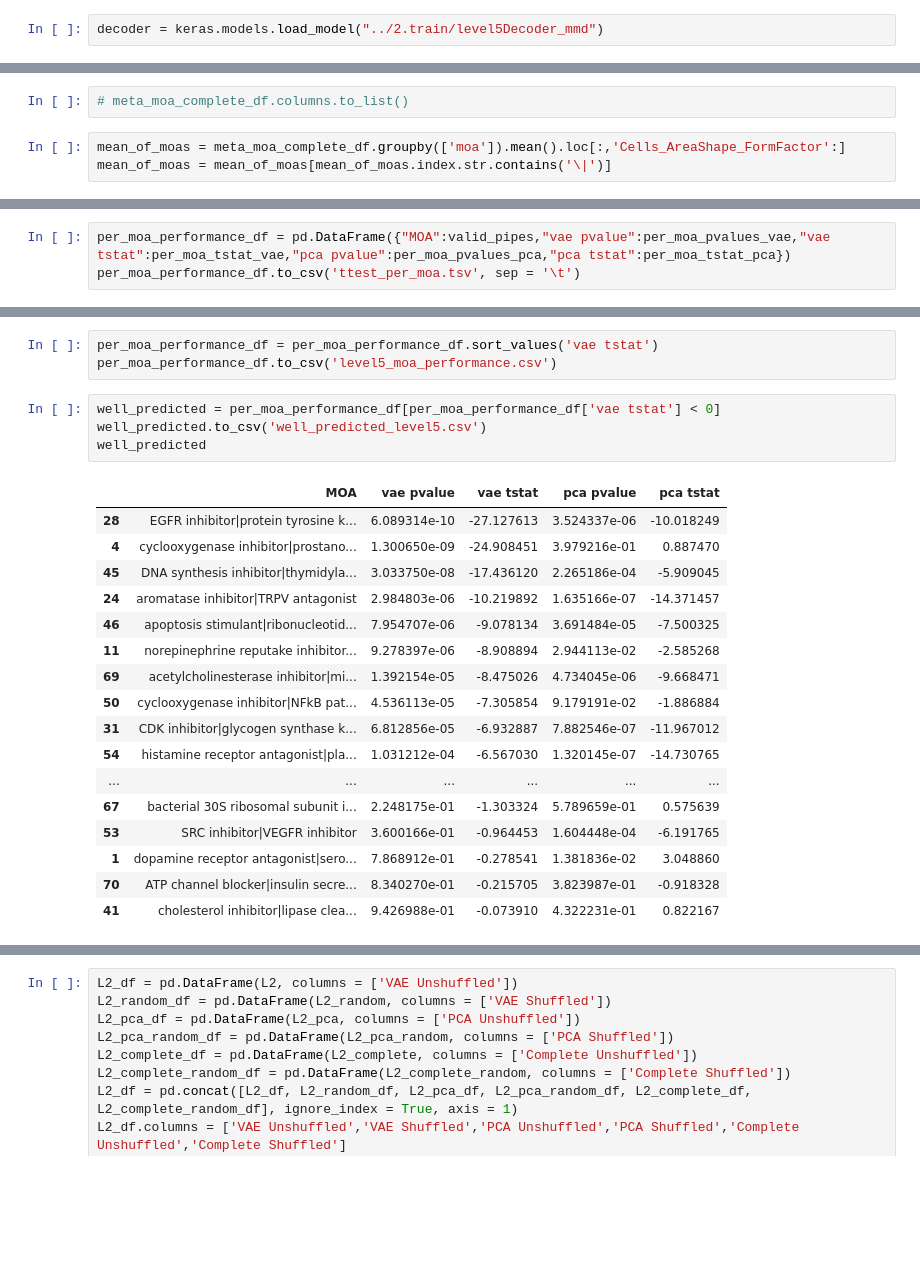
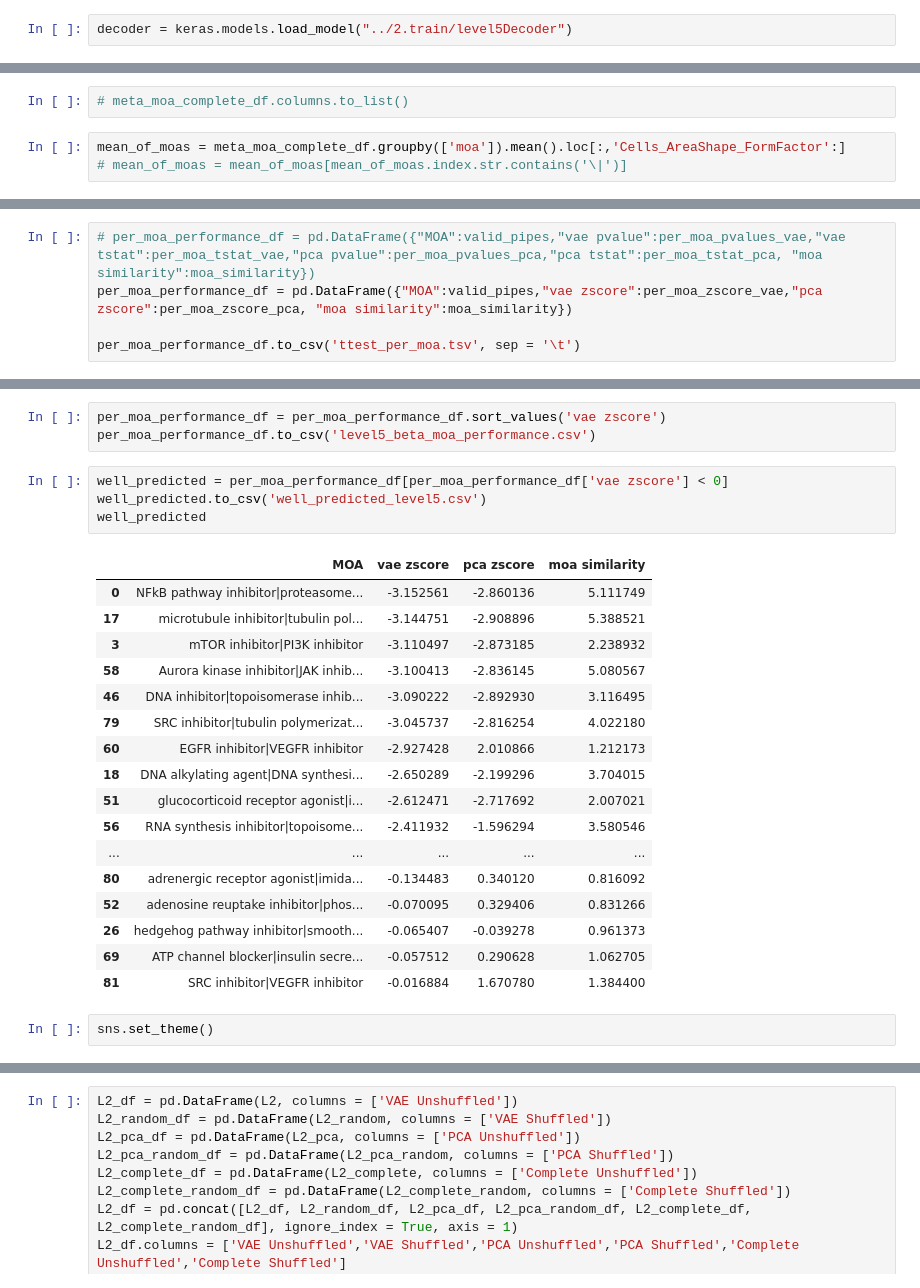
Before and after one commit to broadinstitute/cell-painting-vae, a Jupyter notebook: cell-painting/3.application/experiment_level5.ipynb, the cells around one changed output, grey strips where cells are left out. Cells and saved outputs as stored; diff of their text form; blank space fills up the shorter version.

```diff
--- a/cell-painting/3.application/experiment_level5.ipynb
+++ b/cell-painting/3.application/experiment_level5.ipynb
@@ -192,7 +192,7 @@ for i in range(len(subset_means)):
     representations_after_LSA_pca_random.append(PCA_random_1pipe)
     representations_after_LSA_complete_random.append(complete_random_1pipe)
 # %%
-decoder = keras.models.load_model("../2.train/level5Decoder_mmd")
+decoder = keras.models.load_model("../2.train/level5Decoder")
 # %% [output]
 WARNING:tensorflow:No training configuration found in save file, so the model was *not* compiled. Compile it manually.
 # %%
@@ -232,7 +232,7 @@ predictions_complete_random = np.array(predictions_complete_random)
 # meta_moa_complete_df.columns.to_list()
 # %%
 mean_of_moas = meta_moa_complete_df.groupby(['moa']).mean().loc[:,'Cells_AreaShape_FormFactor':]
-mean_of_moas = mean_of_moas[mean_of_moas.index.str.contains('\|')]
+# mean_of_moas = mean_of_moas[mean_of_moas.index.str.contains('\|')]
 # %%
 # calculates all L2 distances for both per MOA combo and general distribution comparison for all MOA combos
 L2 = []
@@ -283,3 +285,5 @@ for i in range(len(valid_pipes)):
 # %%
-per_moa_performance_df = pd.DataFrame({"MOA":valid_pipes,"vae pvalue":per_moa_pvalues_vae,"vae tstat":per_moa_tstat_vae,"pca pvalue":per_moa_pvalues_pca,"pca tstat":per_moa_tstat_pca})
+# per_moa_performance_df = pd.DataFrame({"MOA":valid_pipes,"vae pvalue":per_moa_pvalues_vae,"vae tstat":per_moa_tstat_vae,"pca pvalue":per_moa_pvalues_pca,"pca tstat":per_moa_tstat_pca, "moa similarity":moa_similarity})
+per_moa_performance_df = pd.DataFrame({"MOA":valid_pipes,"vae zscore":per_moa_zscore_vae,"pca zscore":per_moa_zscore_pca, "moa similarity":moa_similarity})
+
 per_moa_performance_df.to_csv('ttest_per_moa.tsv', sep = '\t')
@@ -286,25 +306,27 @@ per_moa_performance_df.to_csv('ttest_per_moa.tsv', sep = '\t')
 # %%
-per_moa_performance_df = per_moa_performance_df.sort_values('vae tstat')
-per_moa_performance_df.to_csv('level5_moa_performance.csv')
+per_moa_performance_df = per_moa_performance_df.sort_values('vae zscore')
+per_moa_performance_df.to_csv('level5_beta_moa_performance.csv')
 # %%
-well_predicted = per_moa_performance_df[per_moa_performance_df['vae tstat'] < 0]
+well_predicted = per_moa_performance_df[per_moa_performance_df['vae zscore'] < 0]
 well_predicted.to_csv('well_predicted_level5.csv')
 well_predicted
 # %% [output]
-|  | MOA | vae pvalue | vae tstat | pca pvalue | pca tstat |
-| 28 | EGFR inhibitor|protein tyrosine k... | 6.089314e-10 | -27.127613 | 3.524337e-06 | -10.018249 |
-| 4 | cyclooxygenase inhibitor|prostano... | 1.300650e-09 | -24.908451 | 3.979216e-01 | 0.887470 |
-| 45 | DNA synthesis inhibitor|thymidyla... | 3.033750e-08 | -17.436120 | 2.265186e-04 | -5.909045 |
-| 24 | aromatase inhibitor|TRPV antagonist | 2.984803e-06 | -10.219892 | 1.635166e-07 | -14.371457 |
-| 46 | apoptosis stimulant|ribonucleotid... | 7.954707e-06 | -9.078134 | 3.691484e-05 | -7.500325 |
-| 11 | norepinephrine reputake inhibitor... | 9.278397e-06 | -8.908894 | 2.944113e-02 | -2.585268 |
-| 69 | acetylcholinesterase inhibitor|mi... | 1.392154e-05 | -8.475026 | 4.734045e-06 | -9.668471 |
-| 50 | cyclooxygenase inhibitor|NFkB pat... | 4.536113e-05 | -7.305854 | 9.179191e-02 | -1.886884 |
-| 31 | CDK inhibitor|glycogen synthase k... | 6.812856e-05 | -6.932887 | 7.882546e-07 | -11.967012 |
-| 54 | histamine receptor antagonist|pla... | 1.031212e-04 | -6.567030 | 1.320145e-07 | -14.730765 |
-| ... | ... | ... | ... | ... | ... |
-| 67 | bacterial 30S ribosomal subunit i... | 2.248175e-01 | -1.303324 | 5.789659e-01 | 0.575639 |
-| 53 | SRC inhibitor|VEGFR inhibitor | 3.600166e-01 | -0.964453 | 1.604448e-04 | -6.191765 |
-| 1 | dopamine receptor antagonist|sero... | 7.868912e-01 | -0.278541 | 1.381836e-02 | 3.048860 |
-| 70 | ATP channel blocker|insulin secre... | 8.340270e-01 | -0.215705 | 3.823987e-01 | -0.918328 |
-| 41 | cholesterol inhibitor|lipase clea... | 9.426988e-01 | -0.073910 | 4.322231e-01 | 0.822167 |
+|  | MOA | vae zscore | pca zscore | moa similarity |
+| 0 | NFkB pathway inhibitor|proteasome... | -3.152561 | -2.860136 | 5.111749 |
+| 17 | microtubule inhibitor|tubulin pol... | -3.144751 | -2.908896 | 5.388521 |
+| 3 | mTOR inhibitor|PI3K inhibitor | -3.110497 | -2.873185 | 2.238932 |
+| 58 | Aurora kinase inhibitor|JAK inhib... | -3.100413 | -2.836145 | 5.080567 |
+| 46 | DNA inhibitor|topoisomerase inhib... | -3.090222 | -2.892930 | 3.116495 |
+| 79 | SRC inhibitor|tubulin polymerizat... | -3.045737 | -2.816254 | 4.022180 |
+| 60 | EGFR inhibitor|VEGFR inhibitor | -2.927428 | 2.010866 | 1.212173 |
+| 18 | DNA alkylating agent|DNA synthesi... | -2.650289 | -2.199296 | 3.704015 |
+| 51 | glucocorticoid receptor agonist|i... | -2.612471 | -2.717692 | 2.007021 |
+| 56 | RNA synthesis inhibitor|topoisome... | -2.411932 | -1.596294 | 3.580546 |
+| ... | ... | ... | ... | ... |
+| 80 | adrenergic receptor agonist|imida... | -0.134483 | 0.340120 | 0.816092 |
+| 52 | adenosine reuptake inhibitor|phos... | -0.070095 | 0.329406 | 0.831266 |
+| 26 | hedgehog pathway inhibitor|smooth... | -0.065407 | -0.039278 | 0.961373 |
+| 69 | ATP channel blocker|insulin secre... | -0.057512 | 0.290628 | 1.062705 |
+| 81 | SRC inhibitor|VEGFR inhibitor | -0.016884 | 1.670780 | 1.384400 |
+# %%
+sns.set_theme()
```
Also changed, not shown: parts of 9 cells of this notebook, 37 other files.
